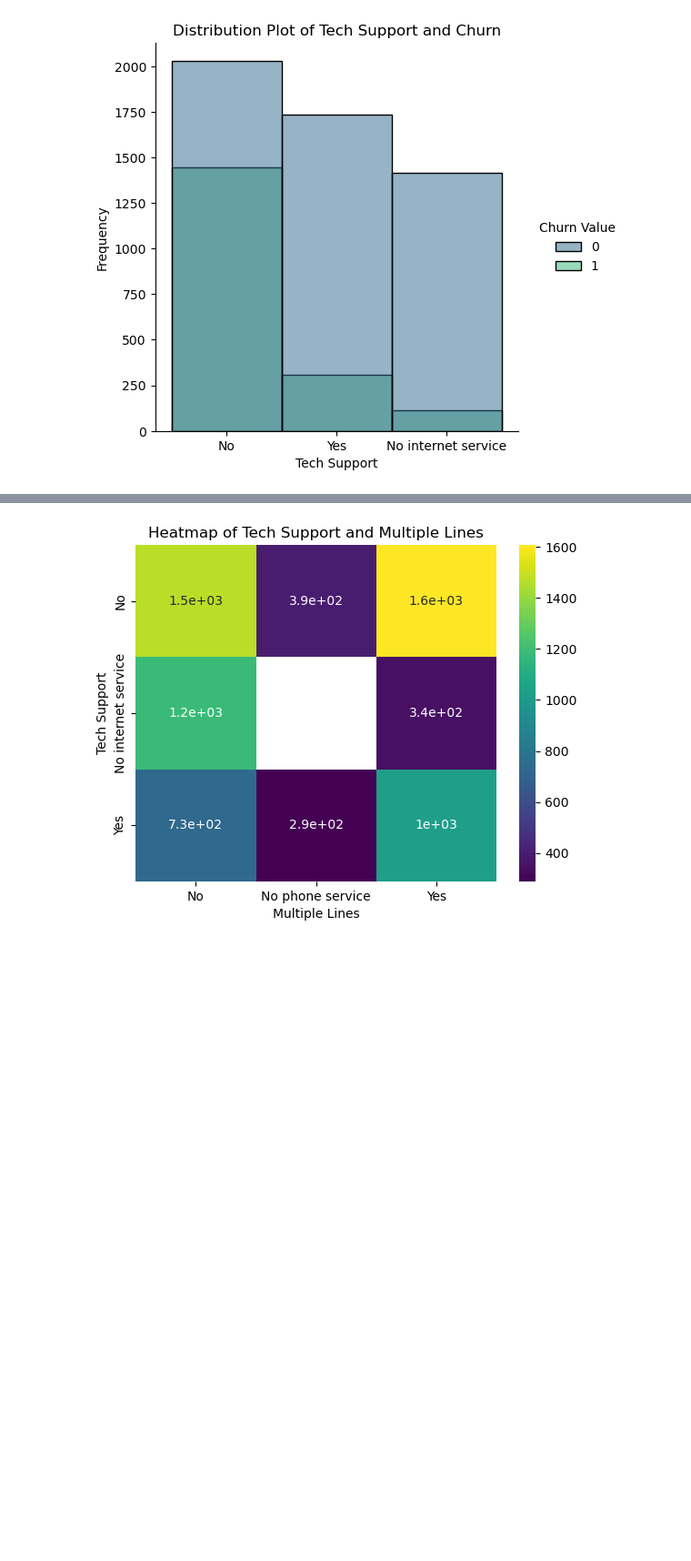
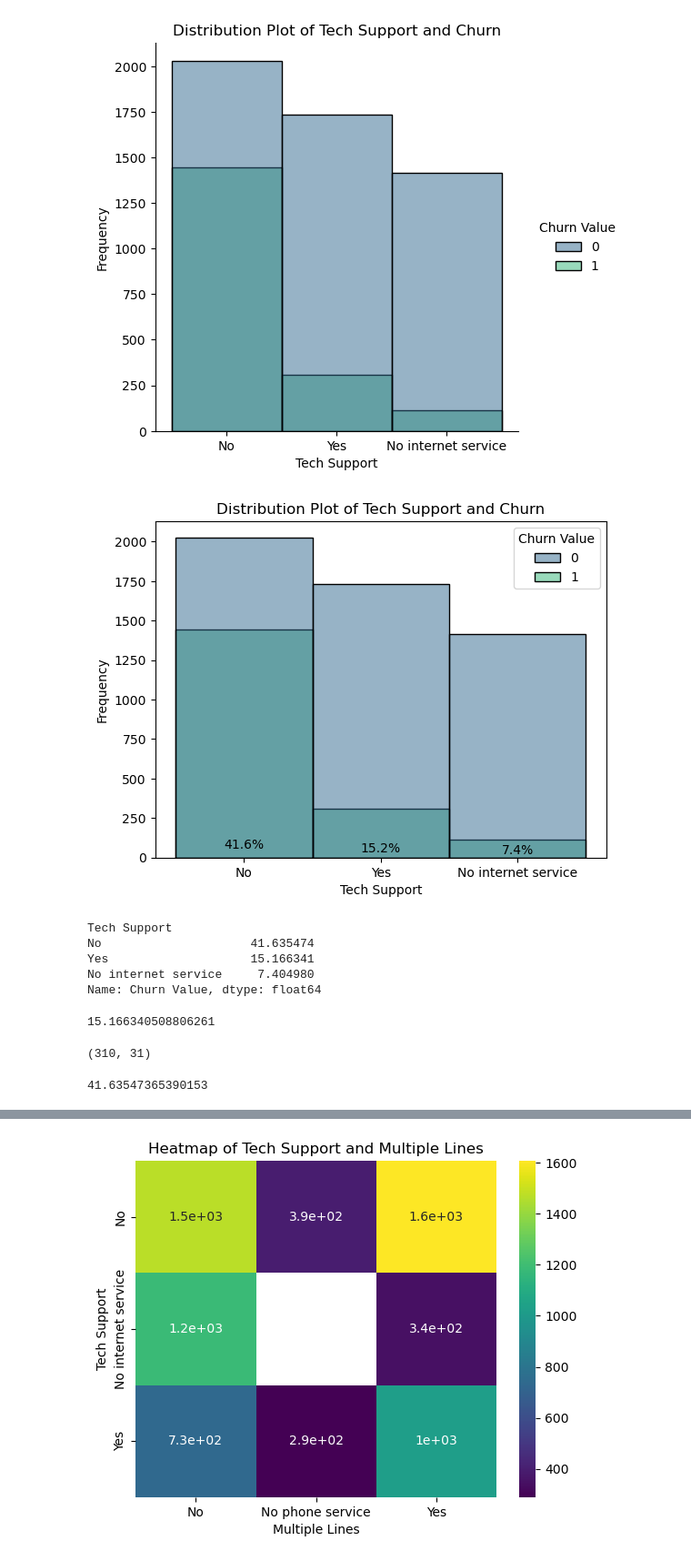
Before and after one commit to ldearlove/Digital-Futures-Swan-Project, a Jupyter notebook: Liam_Swans.ipynb, the cells around one changed output, grey strips where cells are left out. Shown at 91% size. Cells and saved outputs as stored; diff of their text form; code cells hidden in the pictures; blank space fills up the shorter version.

```diff
--- a/Liam_Swans.ipynb
+++ b/Liam_Swans.ipynb
@@ -834,3 +834,56 @@ plt.ylabel('Frequency')
 plt.show()
 # %% [output]
 [figure]
+# %%
+# Calculate the percentage of churns for each category
+group = df.groupby('Tech Support')['Churn Value'].mean() * 100
+
+order = ['No', 'Yes', 'No internet service']
+
+churn_percentages = group.reindex(order)
+
+# Create the histogram plot
+sns.histplot(data=df, x='Tech Support', hue='Churn Value', bins=20, palette='viridis')
+
+# Annotate the bars with churn percentages
+for i, percentage in enumerate(churn_percentages):
+    plt.text(i, percentage, f'{percentage:.1f}%', ha='center', va='bottom')
+
+plt.title('Distribution Plot of Tech Support and Churn')
+plt.xlabel('Tech Support')
+plt.ylabel('Frequency')
+plt.show()
+# %% [output]
+[figure, added]
+# %%
+group = df.groupby('Tech Support')['Churn Value'].mean() * 100
+
+order = ['No', 'Yes', 'No internet service']
+
+group = group.reindex(order)
+
+group
+# %% [output]
+Tech Support
+No                     41.635474
+Yes                    15.166341
+No internet service     7.404980
+Name: Churn Value, dtype: float64
+# %%
+tech_support_churned = df[(df['Tech Support'] == 'Yes') & (df['Churn Value'] == 1)].shape[0]
+tech_support_not_churned = df[(df['Tech Support'] == 'Yes') & (df['Churn Value'] == 0)].shape[0]
+
+tech_support_churned/(tech_support_churned + tech_support_not_churned) * 100
+# %% [output]
+15.166340508806261
+# %%
+df[(df['Tech Support'] == 'Yes') & (df['Churn Value'] == 1)]
+# %% [output]
+(310, 31)
+# %%
+tech_support_churned_1 = df[(df['Tech Support'] == 'No') & (df['Churn Value'] == 1)].shape[0]
+tech_support_not_churned_1 = df[(df['Tech Support'] == 'No') & (df['Churn Value'] == 0)].shape[0]
+
+tech_support_churned_1/(tech_support_churned_1 + tech_support_not_churned_1) * 100
+# %% [output]
+41.63547365390153
```
Also changed, not shown: parts of 1 cell of this notebook, 2 other files.
